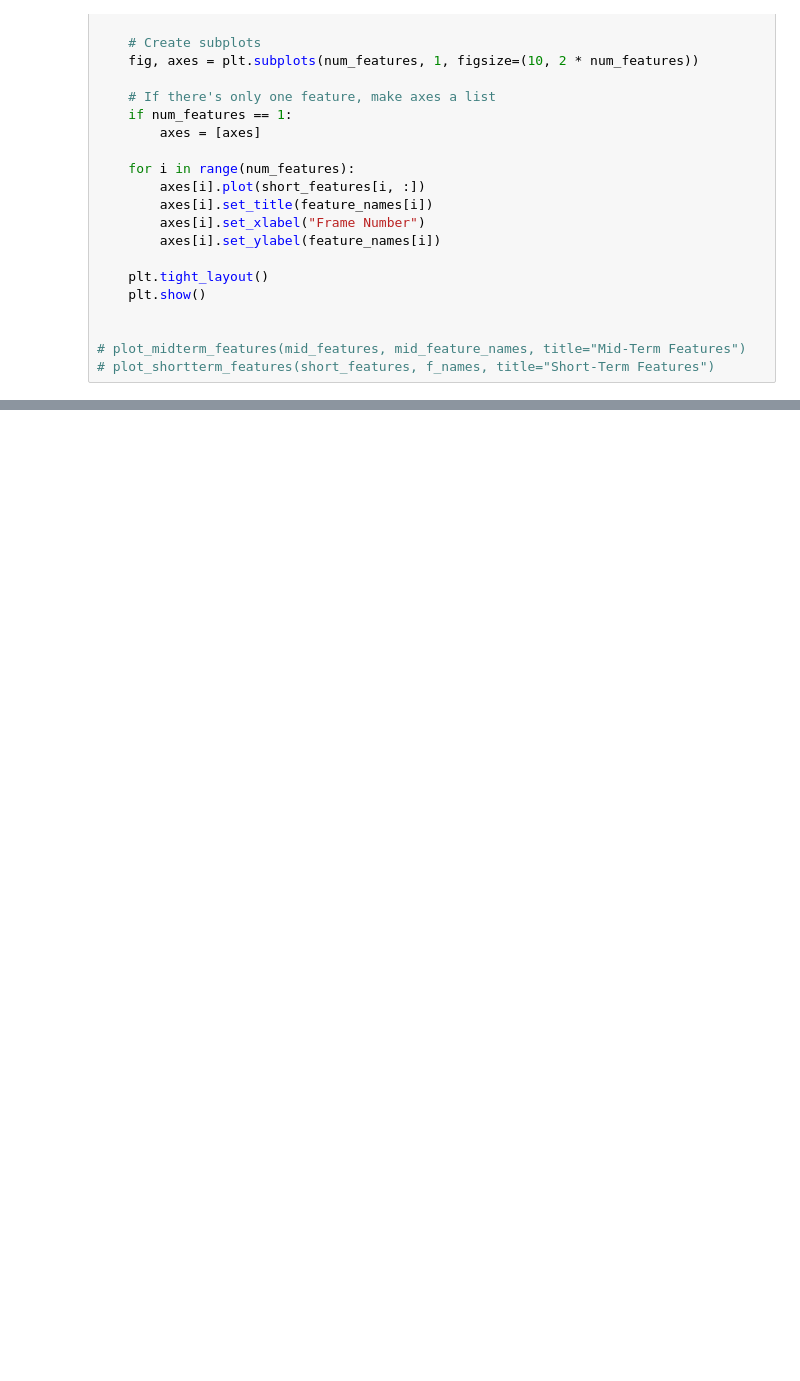
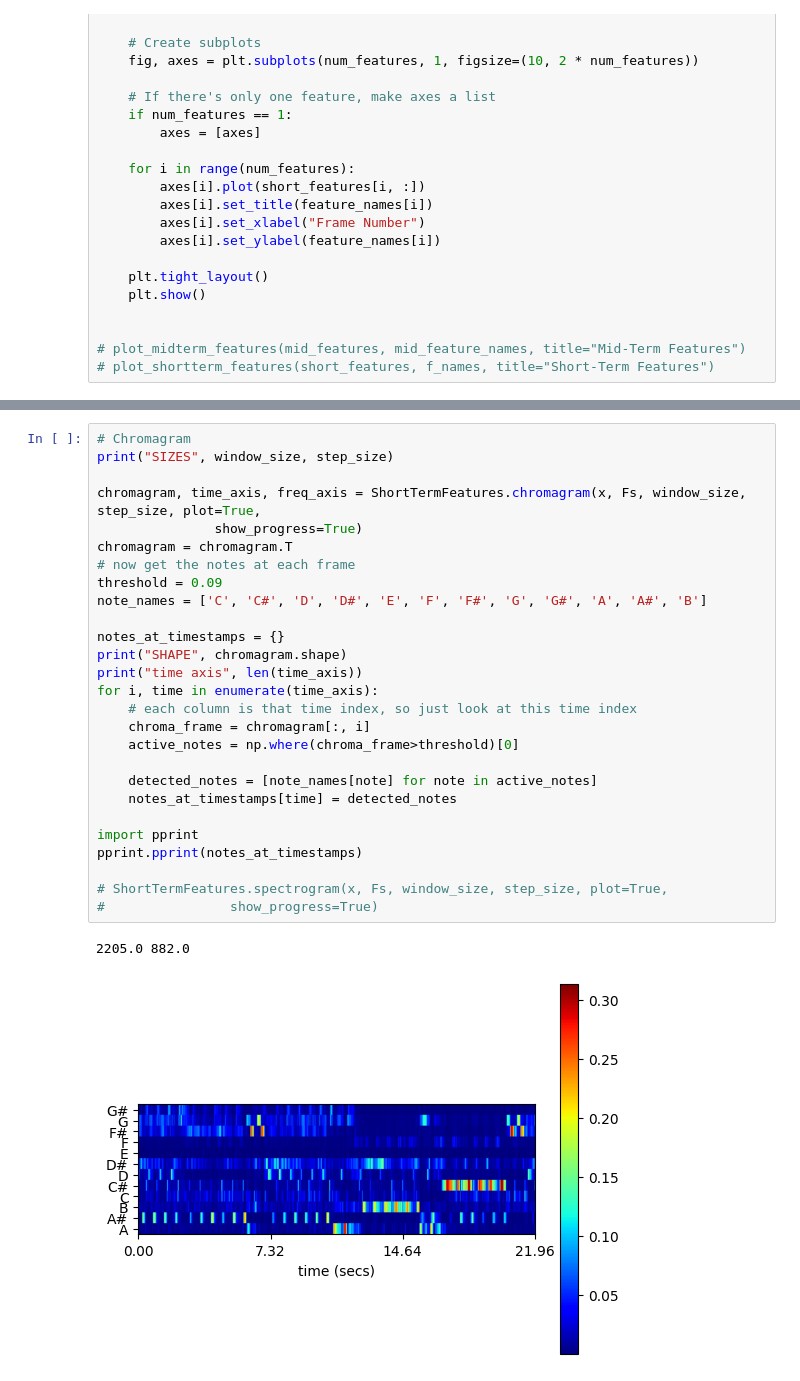
Before and after one commit to chuik633/DataVizThesis, a Jupyter notebook: composerData/audioData.ipynb, the cells around one changed output, grey strips where cells are left out. Drawn from its saved outputs; the diff is of its cells as text; blank space fills up the shorter version.

Commit message:
notes

```diff
--- a/composerData/audioData.ipynb
+++ b/composerData/audioData.ipynb
@@ -108,0 +122,30 @@ AttributeError: `np.Inf` was removed in the NumPy 2.0 release. Use `np.inf` inst
+# %%
+# Chromagram
+print("SIZES", window_size, step_size)
+
+chromagram, time_axis, freq_axis = ShortTermFeatures.chromagram(x, Fs, window_size, step_size, plot=True,
+               show_progress=True)
+chromagram = chromagram.T
+# now get the notes at each frame
+threshold = 0.09
+note_names = ['C', 'C#', 'D', 'D#', 'E', 'F', 'F#', 'G', 'G#', 'A', 'A#', 'B']
+
+notes_at_timestamps = {}
+print("SHAPE", chromagram.shape)
+print("time axis", len(time_axis))
+for i, time in enumerate(time_axis):
+    # each column is that time index, so just look at this time index
+    chroma_frame = chromagram[:, i]
+    active_notes = np.where(chroma_frame>threshold)[0]
+
+    detected_notes = [note_names[note] for note in active_notes]
+    notes_at_timestamps[time] = detected_notes
+
+import pprint
+pprint.pprint(notes_at_timestamps)
+
+# ShortTermFeatures.spectrogram(x, Fs, window_size, step_size, plot=True,
+#                show_progress=True)
+# %% [output]
+2205.0 882.0
+[figure, added]
```
Also changed, not shown: parts of 6 cells of this notebook, 3 other files.
